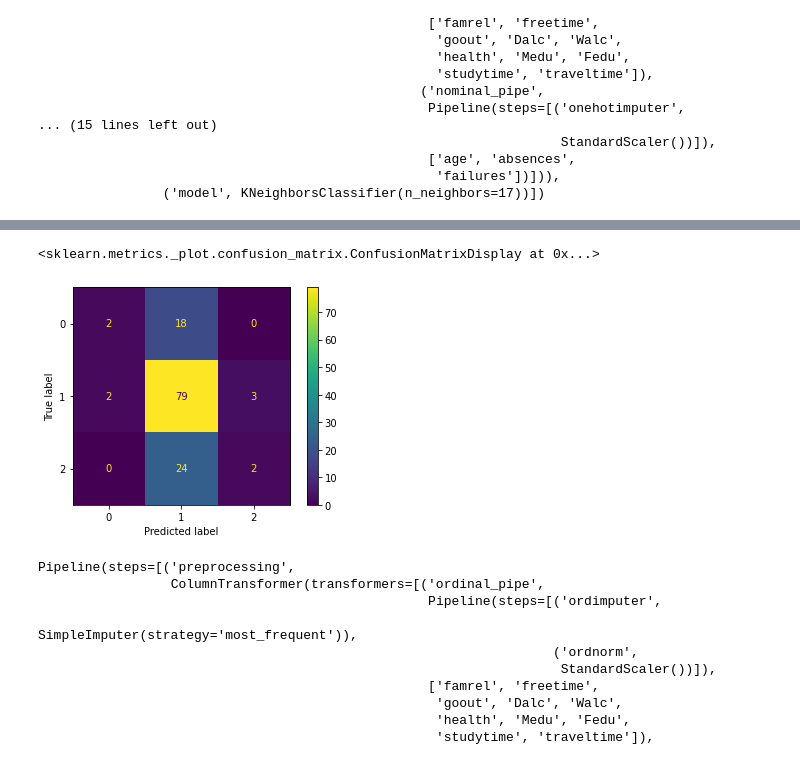
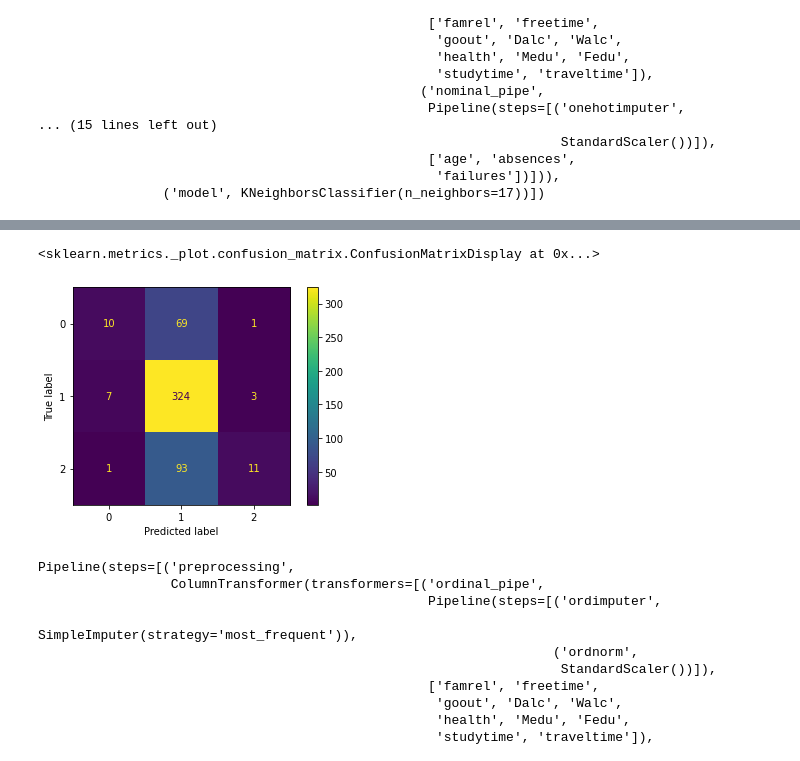
Before and after one commit to markjh2323/phase3proj, a Jupyter notebook: model.ipynb, the cells around one changed output, grey strips where cells are left out. Saved outputs shown, nothing was run; the diff lists cells and outputs as text; code cells hidden in the pictures.

```diff
--- a/model.ipynb
+++ b/model.ipynb
@@ -180,10 +200,10 @@ y_pred_k = best_model.predict(X_test)
 # %%
 plot_confusion_matrix(best_model,
-                      X_test,
-                      y_test)
+                      X_train,
+                      y_train)
 # %% [output]
 <sklearn.metrics._plot.confusion_matrix.ConfusionMatrixDisplay at 0x...>
-[figure, old version]
+[figure, new version]
 # %%
 naive_bayes_pipe = Pipeline([
     ('preprocessing', ct),
```
Also changed, not shown: parts of 16 cells of this notebook, 3 other files.
